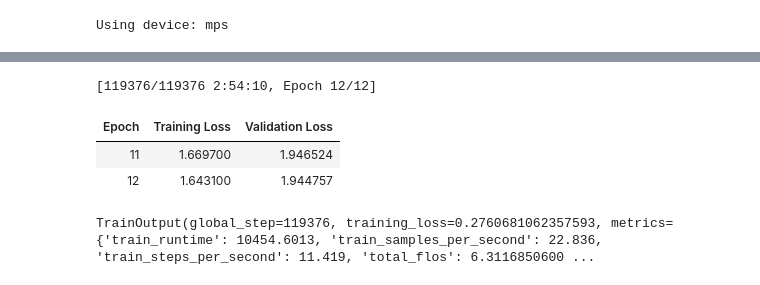
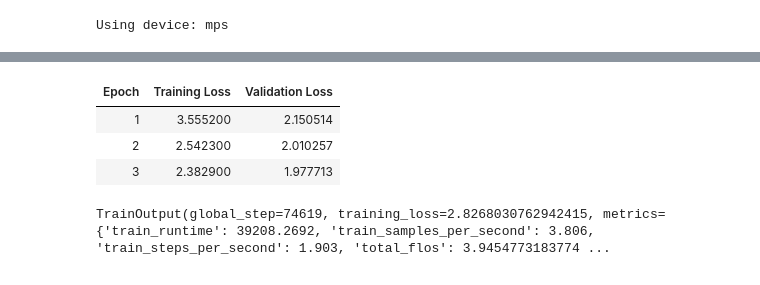
Before and after one commit to NikitaKhuju/nepali_translation_model, a Jupyter notebook: trainerv3.ipynb, the cells around one changed output, grey strips where cells are left out. Saved outputs shown, nothing was run; the diff lists cells and outputs as text; code cells hidden in the pictures.

```diff
--- a/trainerv3.ipynb
+++ b/trainerv3.ipynb
@@ -184,5 +188,5 @@ trainer = CustomTrainer(
     data_collator=data_collator,
 )
 # %%
-trainer.train(resume_from_checkpoint=True)
+trainer.train()
 # %% [output]
@@ -190,8 +194,8 @@ There were missing keys in the checkpoint model loaded: ['encoder.embed_tokens.w
+| Epoch | Training Loss | Validation Loss |
+| 1 | 3.555200 | 2.150514 |
+| 2 | 2.542300 | 2.010257 |
+| 3 | 2.382900 | 1.977713 |
-[119376/119376 2:54:10, Epoch 12/12]
+TrainOutput(global_step=74619, training_loss=2.8268030762942415, metrics={'train_runtime': 39208.2692, 'train_samples_per_second': 3.806, 'train_steps_per_second': 1.903, 'total_flos': 3.9454773183774 ...
-| Epoch | Training Loss | Validation Loss |
-| 11 | 1.669700 | 1.946524 |
-| 12 | 1.643100 | 1.944757 |
-TrainOutput(global_step=119376, training_loss=0.2760681062357593, metrics={'train_runtime': 10454.6013, 'train_samples_per_second': 22.836, 'train_steps_per_second': 11.419, 'total_flos': 6.3116850600 ...
 # %%
 trainer.save_model("./mt5-npi-en")
 tokenizer.save_pretrained("./mt5-npi-en")
```
Also changed, not shown: parts of 9 cells of this notebook.
